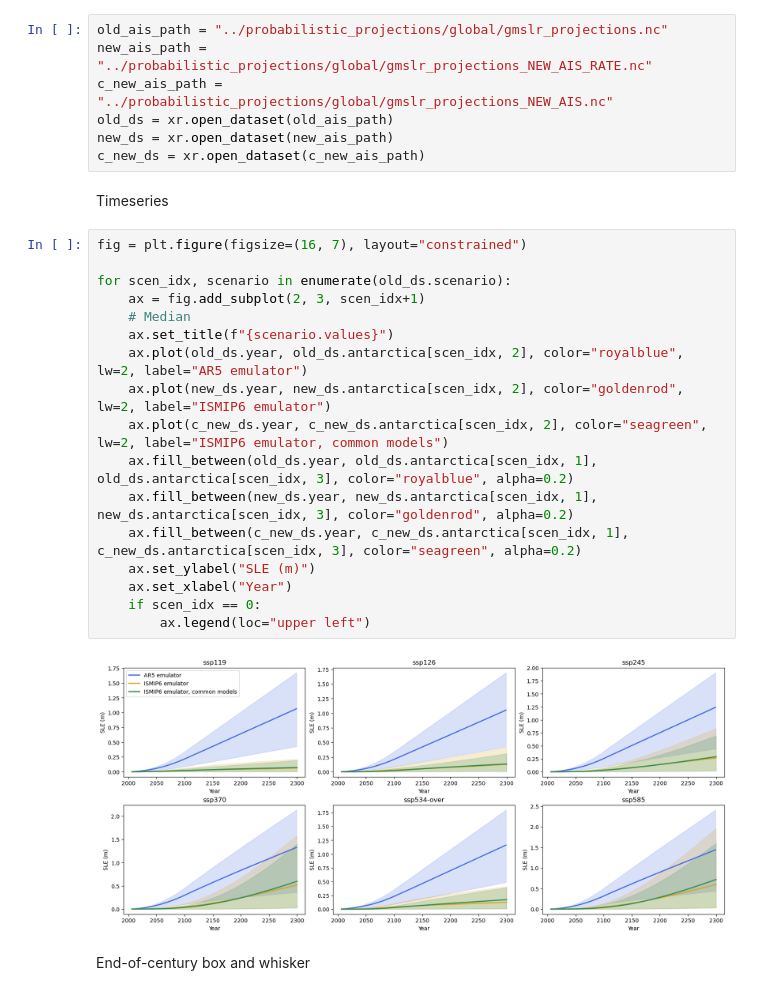
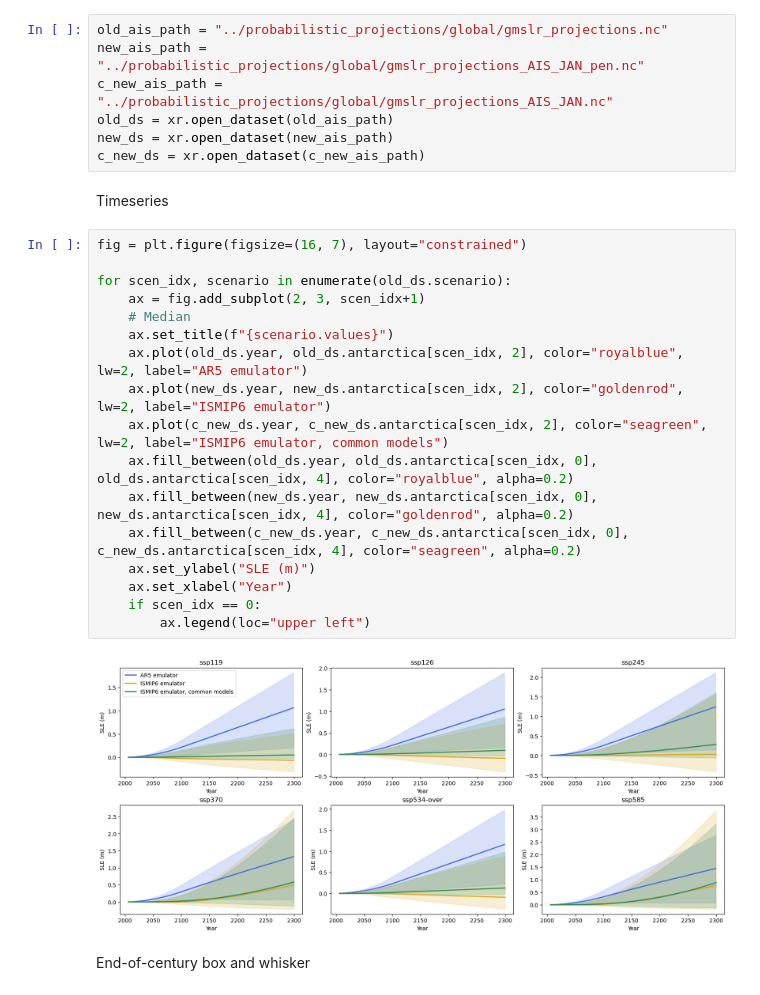
Before and after one commit to uk-gov-mirror/MetOffice.ProFSea-tool, a Jupyter notebook: profsea/notebooks/compare_ais.ipynb, the cells around one changed output. Drawn from its saved outputs; the diff is of its cells as text.

```diff
--- a/profsea/notebooks/compare_ais.ipynb
+++ b/profsea/notebooks/compare_ais.ipynb
@@ -6,8 +6,8 @@ import matplotlib.pyplot as plt
 import xarray as xr
 # %%
 old_ais_path = "../probabilistic_projections/global/gmslr_projections.nc"
-new_ais_path = "../probabilistic_projections/global/gmslr_projections_NEW_AIS_RATE.nc"
-c_new_ais_path = "../probabilistic_projections/global/gmslr_projections_NEW_AIS.nc"
+new_ais_path = "../probabilistic_projections/global/gmslr_projections_AIS_JAN_pen.nc"
+c_new_ais_path = "../probabilistic_projections/global/gmslr_projections_AIS_JAN.nc"
 old_ds = xr.open_dataset(old_ais_path)
 new_ds = xr.open_dataset(new_ais_path)
 c_new_ds = xr.open_dataset(c_new_ais_path)
@@ -16,22 +16,22 @@ Timeseries
 # %%
 fig = plt.figure(figsize=(16, 7), layout="constrained")
 
 for scen_idx, scenario in enumerate(old_ds.scenario):
     ax = fig.add_subplot(2, 3, scen_idx+1)
     # Median
     ax.set_title(f"{scenario.values}")
     ax.plot(old_ds.year, old_ds.antarctica[scen_idx, 2], color="royalblue", lw=2, label="AR5 emulator")
     ax.plot(new_ds.year, new_ds.antarctica[scen_idx, 2], color="goldenrod", lw=2, label="ISMIP6 emulator")
     ax.plot(c_new_ds.year, c_new_ds.antarctica[scen_idx, 2], color="seagreen", lw=2, label="ISMIP6 emulator, common models")
-    ax.fill_between(old_ds.year, old_ds.antarctica[scen_idx, 1], old_ds.antarctica[scen_idx, 3], color="royalblue", alpha=0.2)
-    ax.fill_between(new_ds.year, new_ds.antarctica[scen_idx, 1], new_ds.antarctica[scen_idx, 3], color="goldenrod", alpha=0.2)
-    ax.fill_between(c_new_ds.year, c_new_ds.antarctica[scen_idx, 1], c_new_ds.antarctica[scen_idx, 3], color="seagreen", alpha=0.2)
+    ax.fill_between(old_ds.year, old_ds.antarctica[scen_idx, 0], old_ds.antarctica[scen_idx, 4], color="royalblue", alpha=0.2)
+    ax.fill_between(new_ds.year, new_ds.antarctica[scen_idx, 0], new_ds.antarctica[scen_idx, 4], color="goldenrod", alpha=0.2)
+    ax.fill_between(c_new_ds.year, c_new_ds.antarctica[scen_idx, 0], c_new_ds.antarctica[scen_idx, 4], color="seagreen", alpha=0.2)
     ax.set_ylabel("SLE (m)")
     ax.set_xlabel("Year")
     if scen_idx == 0:
         ax.legend(loc="upper left")
 # %% [output]
-[figure, old version]
+[figure, new version]
 # %% [markdown]
 End-of-century box and whisker
 # %%
```
Also changed, not shown: parts of 1 cell of this notebook.
